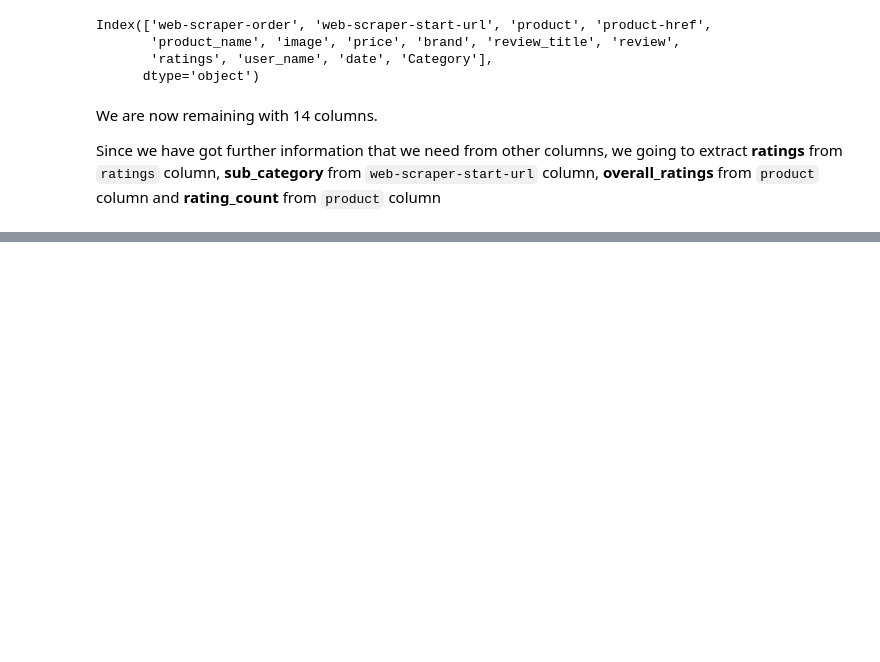
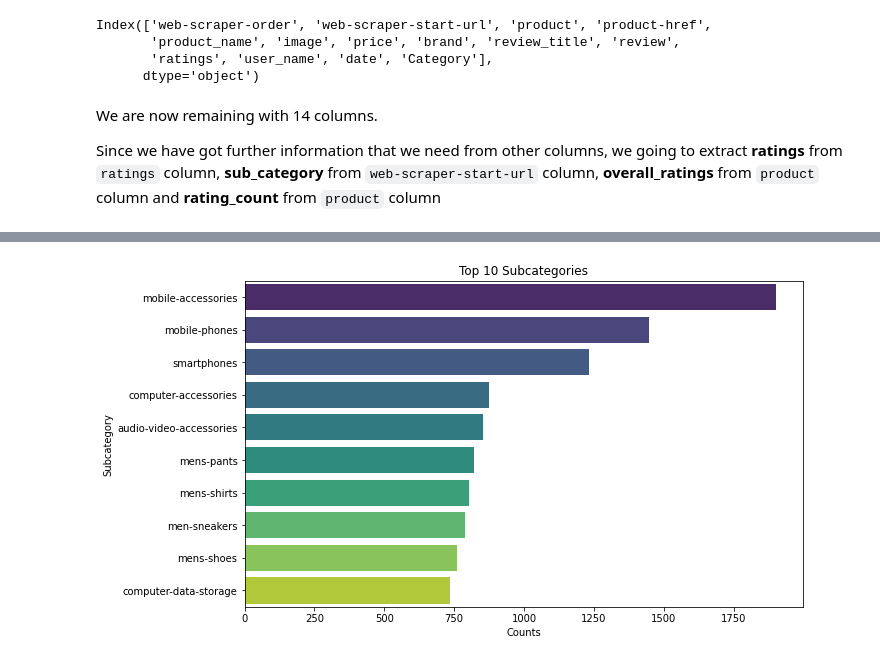
Before and after one commit to joakimTI/JUMIA-PRODUCTS-RECOMMENDATION-AND-PRODUCT-REVIEW-SYSTEM, a Jupyter notebook: index.ipynb, the cells around one changed output, grey strips where cells are left out. Saved outputs shown, nothing was run; the diff lists cells and outputs as text; code cells hidden in the pictures; blank space fills up the shorter version.

```diff
--- a/index.ipynb
+++ b/index.ipynb
@@ -272,0 +492,6 @@ We have 60411 rows and 20 columns after extraction and addition of new columns
+# %%
+# Analyze the distribution of items across different subcategories
+
+subcategory_counts = df['sub_category'].value_counts()
+
+subcategory_counts
@@ -272,0 +512,13 @@ We have 60411 rows and 20 columns after extraction and addition of new columns
+# %%
+# Get the top 10 subcategories in descending order
+top_10_subcategories = subcategory_counts.head(10)
+
+# Plot the horizontal bar chart
+plt.figure(figsize=(10, 6))
+sns.barplot(x=top_10_subcategories.values, y=top_10_subcategories.index, palette='viridis')
+plt.title('Top 10 Subcategories')
+plt.xlabel('Counts')
+plt.ylabel('Subcategory')
+plt.show();
+# %% [output]
+[figure, added]
```
Also changed, not shown: parts of 41 cells of this notebook.
